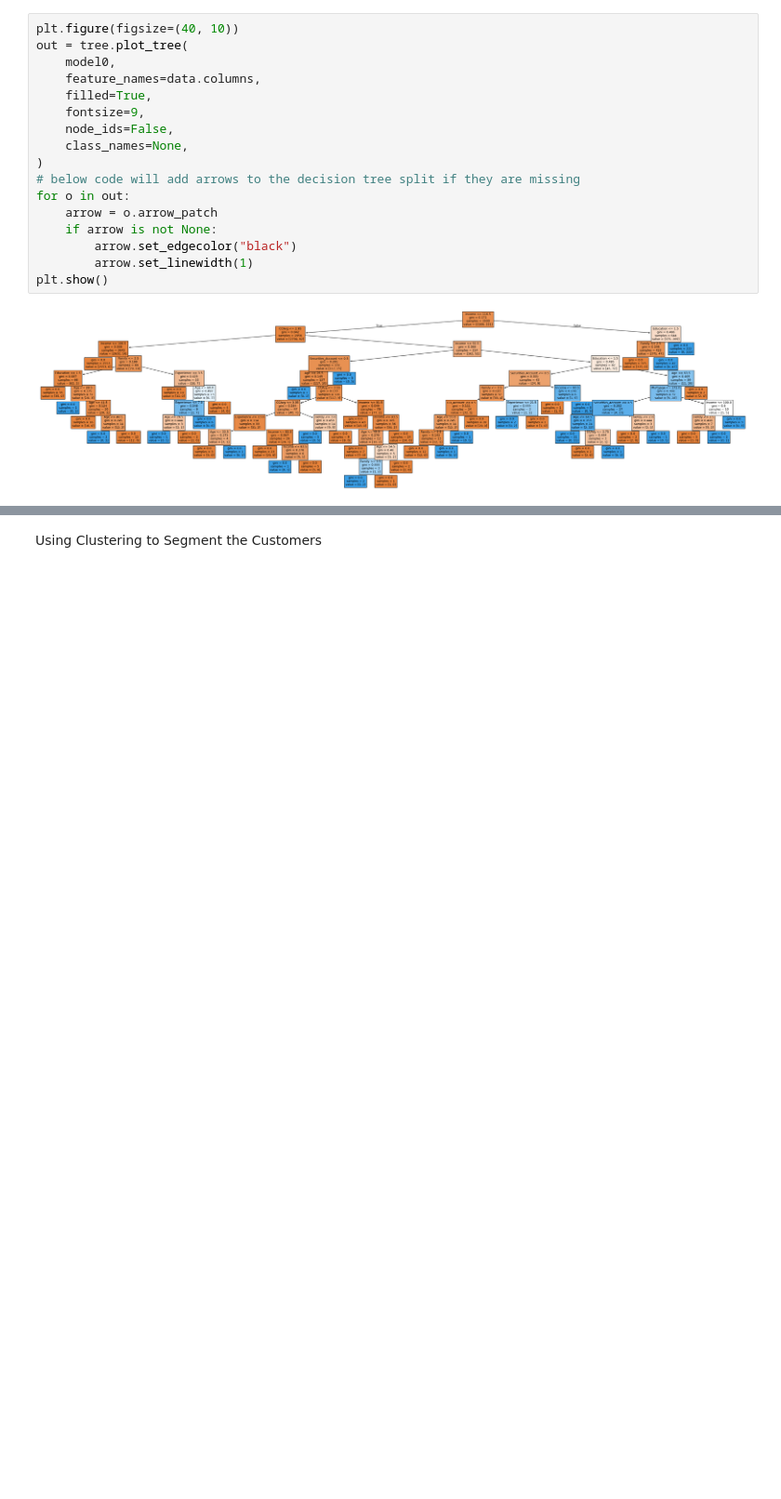
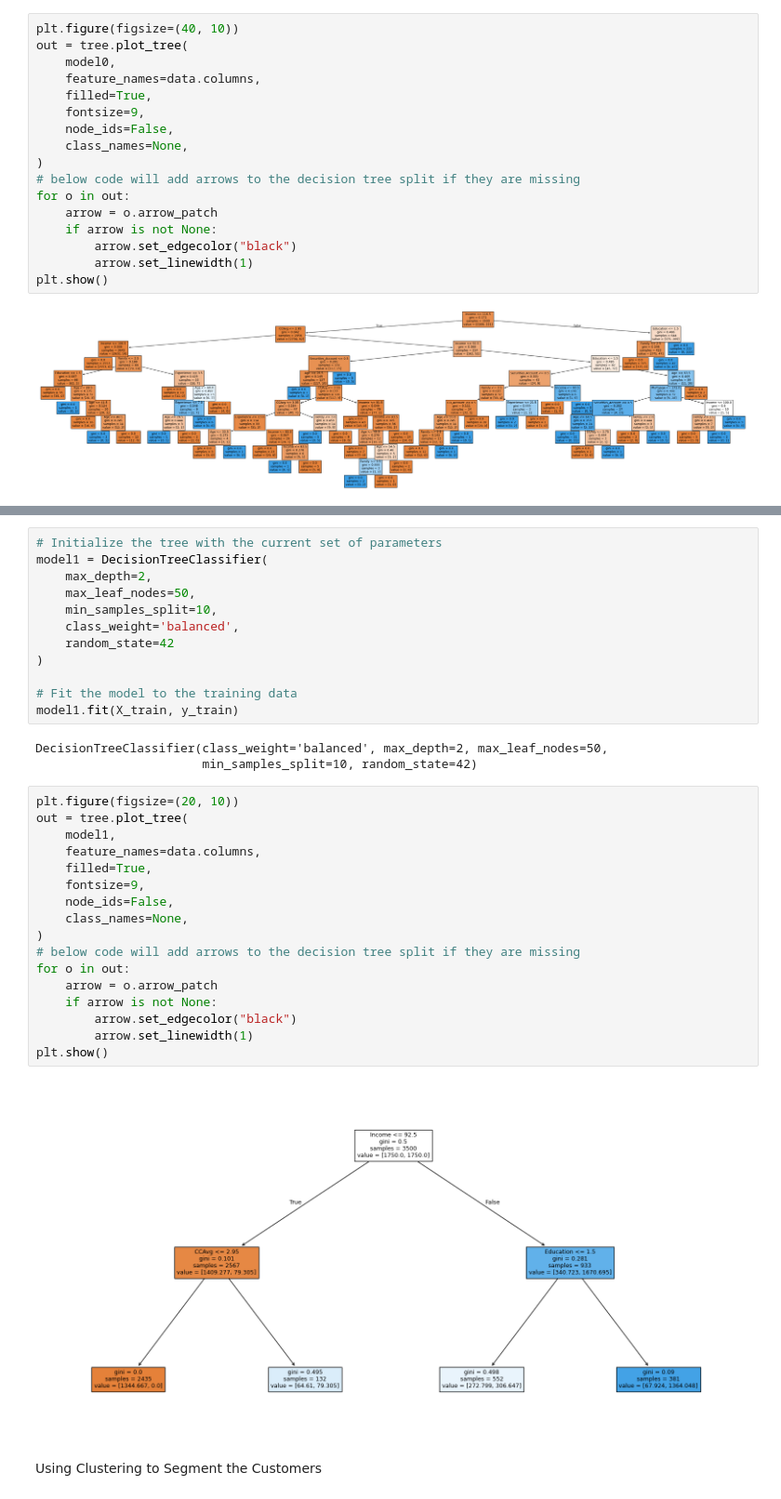
Before and after one commit to AkshayGovindaraj/GoogleColab, a Jupyter notebook: AIML_ML_Project_Full_Code_Notebookv1.ipynb, the cells around one changed output, grey strips where cells are left out. Shown at 93% size. Drawn from its saved outputs; the diff is of its cells as text; blank space fills up the shorter version.

```diff
--- a/AIML_ML_Project_Full_Code_Notebookv1.ipynb
+++ b/AIML_ML_Project_Full_Code_Notebookv1.ipynb
@@ -465,3 +524,37 @@ plt.show()
+# %%
+# Initialize the tree with the current set of parameters
+model1 = DecisionTreeClassifier(
+    max_depth=2,
+    max_leaf_nodes=50,
+    min_samples_split=10,
+    class_weight='balanced',
+    random_state=42
+)
+
+# Fit the model to the training data
+model1.fit(X_train, y_train)
+# %% [output]
+DecisionTreeClassifier(class_weight='balanced', max_depth=2, max_leaf_nodes=50,
+                       min_samples_split=10, random_state=42)
+# %%
+plt.figure(figsize=(20, 10))
+out = tree.plot_tree(
+    model1,
+    feature_names=data.columns,
+    filled=True,
+    fontsize=9,
+    node_ids=False,
+    class_names=None,
+)
+# below code will add arrows to the decision tree split if they are missing
+for o in out:
+    arrow = o.arrow_patch
+    if arrow is not None:
+        arrow.set_edgecolor("black")
+        arrow.set_linewidth(1)
+plt.show()
+# %% [output]
+[figure, added]
 # %% [markdown]
 Using Clustering to Segment the Customers
 # %%
```
Also changed, not shown: parts of 2 cells of this notebook.
